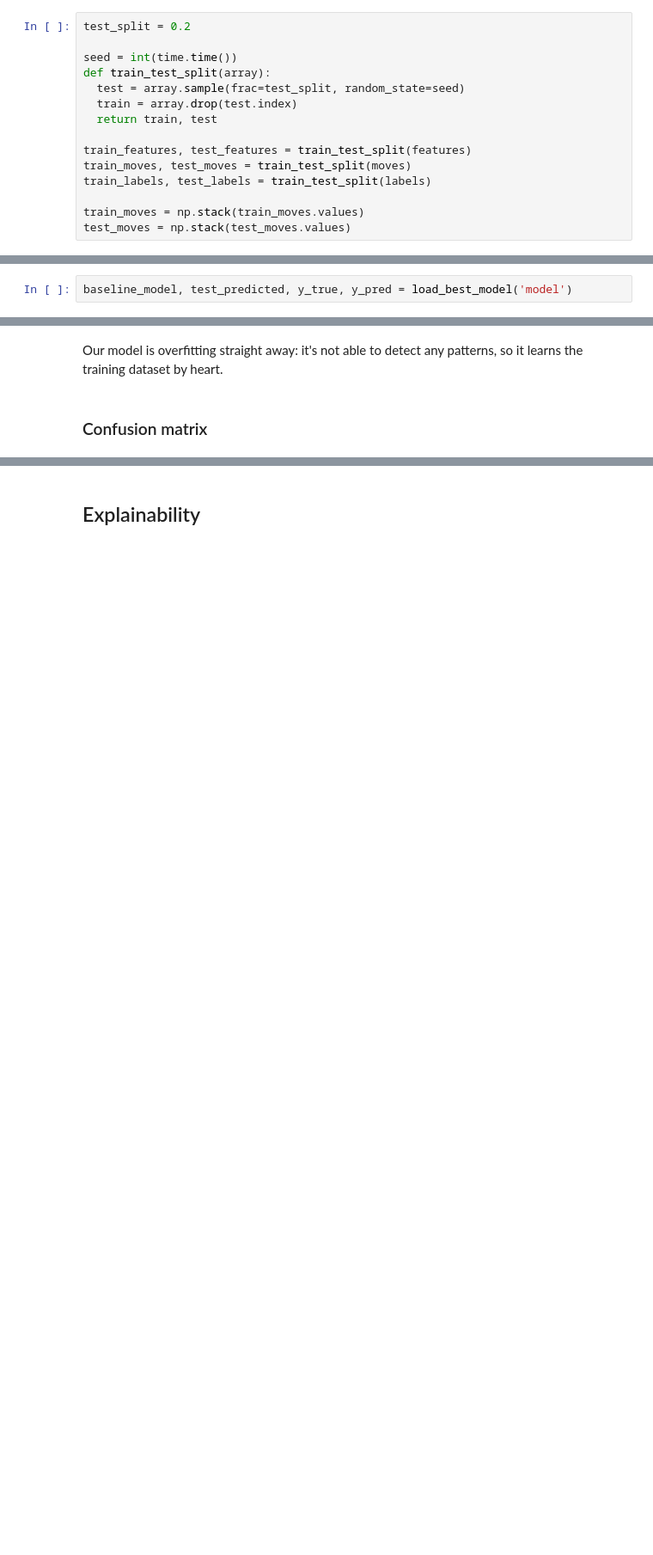
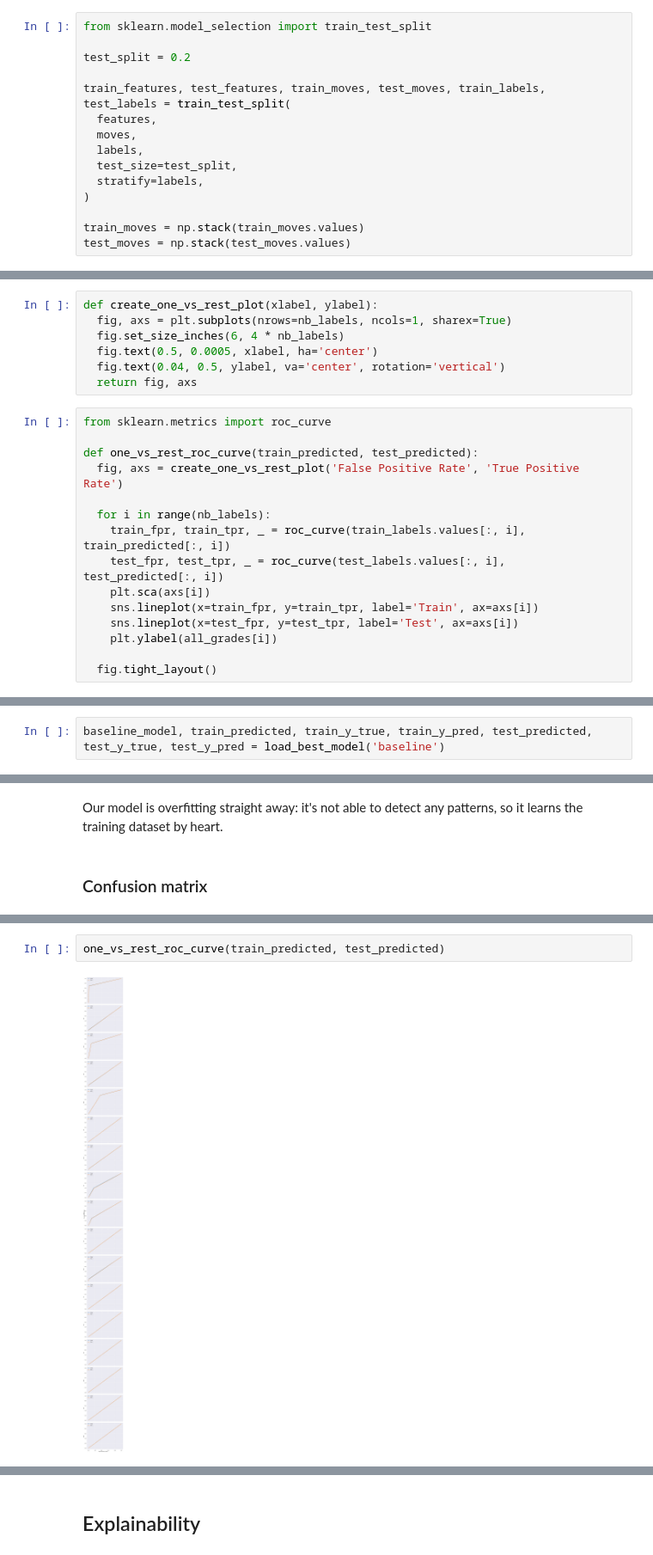
Before and after one commit to theovidal/beta-project, a Jupyter notebook: beta_project.ipynb, the cells around one changed output, grey strips where cells are left out. Shown at 86% size. Saved outputs shown, nothing was run; the diff lists cells and outputs as text; blank space fills up the shorter version.

Commit message:
feat: add multiple MLP and ConvNet tests

```diff
--- a/beta_project.ipynb
+++ b/beta_project.ipynb
@@ -342,17 +342,17 @@ for col in features.select_dtypes(include=[int, float]):
 
 The validation dataset will be created directly when fitting the model
 # %%
+from sklearn.model_selection import train_test_split
+
 test_split = 0.2
 
-seed = int(time.time())
-def train_test_split(array):
-  test = array.sample(frac=test_split, random_state=seed)
-  train = array.drop(test.index)
-  return train, test
-
-train_features, test_features = train_test_split(features)
-train_moves, test_moves = train_test_split(moves)
-train_labels, test_labels = train_test_split(labels)
+train_features, test_features, train_moves, test_moves, train_labels, test_labels = train_test_split(
+  features,
+  moves,
+  labels,
+  test_size=test_split,
+  stratify=labels,
+)
 
 train_moves = np.stack(train_moves.values)
 test_moves = np.stack(test_moves.values)
@@ -471,0 +489,22 @@ def confusion_matrix_analysis(y_true, y_pred):
+# %%
+def create_one_vs_rest_plot(xlabel, ylabel):
+  fig, axs = plt.subplots(nrows=nb_labels, ncols=1, sharex=True)
+  fig.set_size_inches(6, 4 * nb_labels)
+  fig.text(0.5, 0.0005, xlabel, ha='center')
+  fig.text(0.04, 0.5, ylabel, va='center', rotation='vertical')
+  return fig, axs
+# %%
+from sklearn.metrics import roc_curve
+
+def one_vs_rest_roc_curve(train_predicted, test_predicted):
+  fig, axs = create_one_vs_rest_plot('False Positive Rate', 'True Positive Rate')
+
+  for i in range(nb_labels):
+    train_fpr, train_tpr, _ = roc_curve(train_labels.values[:, i], train_predicted[:, i])
+    test_fpr, test_tpr, _ = roc_curve(test_labels.values[:, i], test_predicted[:, i])
+    plt.sca(axs[i])
+    sns.lineplot(x=train_fpr, y=train_tpr, label='Train', ax=axs[i])
+    sns.lineplot(x=test_fpr, y=test_tpr, label='Test', ax=axs[i])
+    plt.ylabel(all_grades[i])
+
+  fig.tight_layout()
@@ -563,7 +587,7 @@ Epoch 41/50
 1431/1431 ━━━━━━━━━━━━━━━━━━━━ 7s 5ms/step - accuracy: 0.4742 - accuracy_at_five: 0.9543 - accuracy_at_three: 0.8379 - loss: 1.3718 - val_accuracy: 0.1688 - val_accuracy_at_five: 0.5942 - val_accuracy ...
 <Functional name=functional_1, built=True>
 # %%
-baseline_model, test_predicted, y_true, y_pred = load_best_model('model')
+baseline_model, train_predicted, train_y_true, train_y_pred, test_predicted, test_y_true, test_y_pred = load_best_model('baseline')
 # %% [markdown]
 ### Accuracy
 # %%
@@ -600,0 +627,4 @@ Accuracy for grade 8B+: 0.00%
+# %%
+one_vs_rest_roc_curve(train_predicted, test_predicted)
+# %% [output]
+[figure, added]
```
Also changed, not shown: parts of 51 cells of this notebook, 4 other files.
